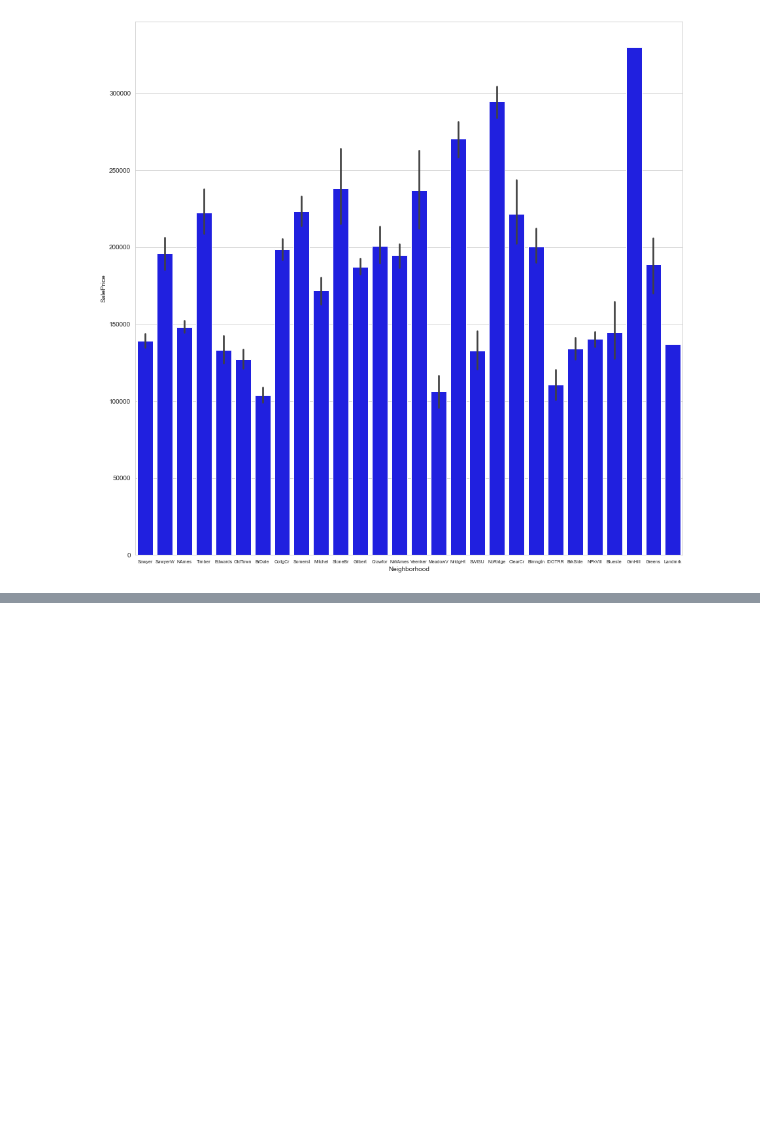
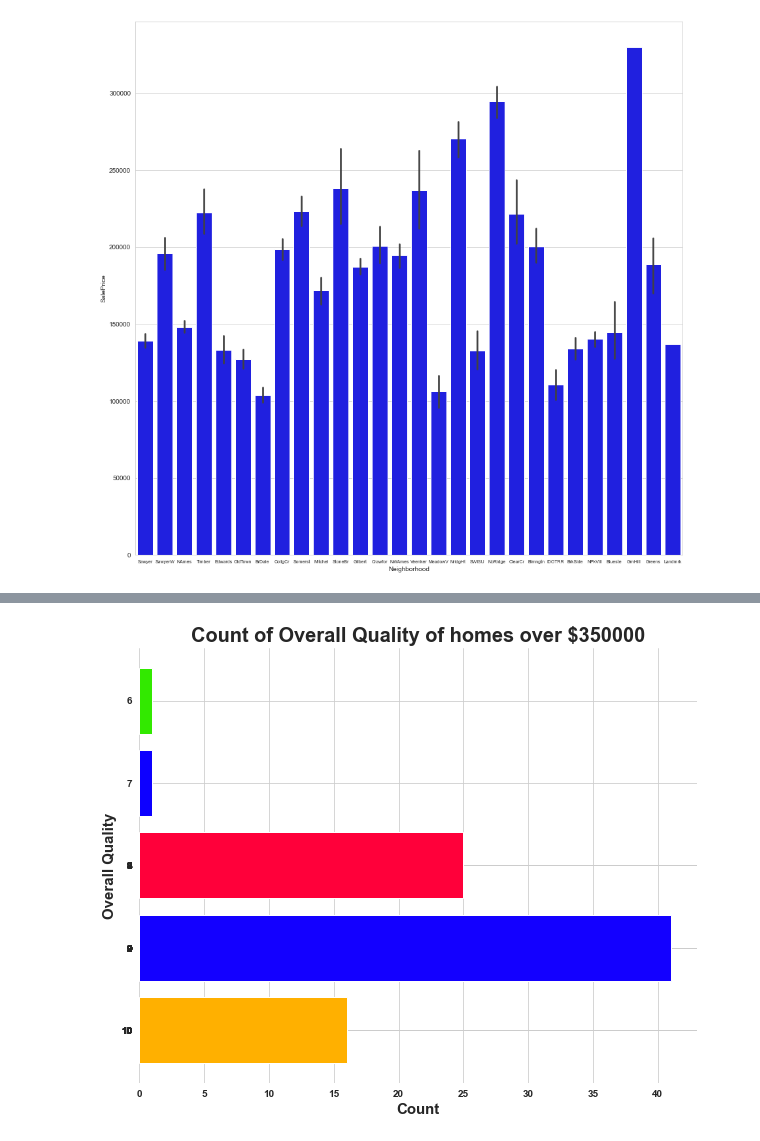
Before and after one commit to ianibogwu/Projects, a Jupyter notebook: GA-projects/01-Ames-housing/Cleaning_EDA.ipynb, the cells around one changed output, grey strips where cells are left out. Saved outputs shown, nothing was run; the diff lists cells and outputs as text; code cells hidden in the pictures; blank space fills up the shorter version.

```diff
--- a/GA-projects/01-Ames-housing/Cleaning_EDA.ipynb
+++ b/GA-projects/01-Ames-housing/Cleaning_EDA.ipynb
@@ -470,0 +511,4 @@ In our first bar chat examining the Sales price to Neighborhood, 'StoneBr' emerg
+# %%
+compare_plots(pricey_homes, 'Overall Qual', 'Count of Overall Quality of homes over $350000', 'prism_r');
+# %% [output]
+[figure, added]
```
Also changed, not shown: parts of 11 cells of this notebook.
